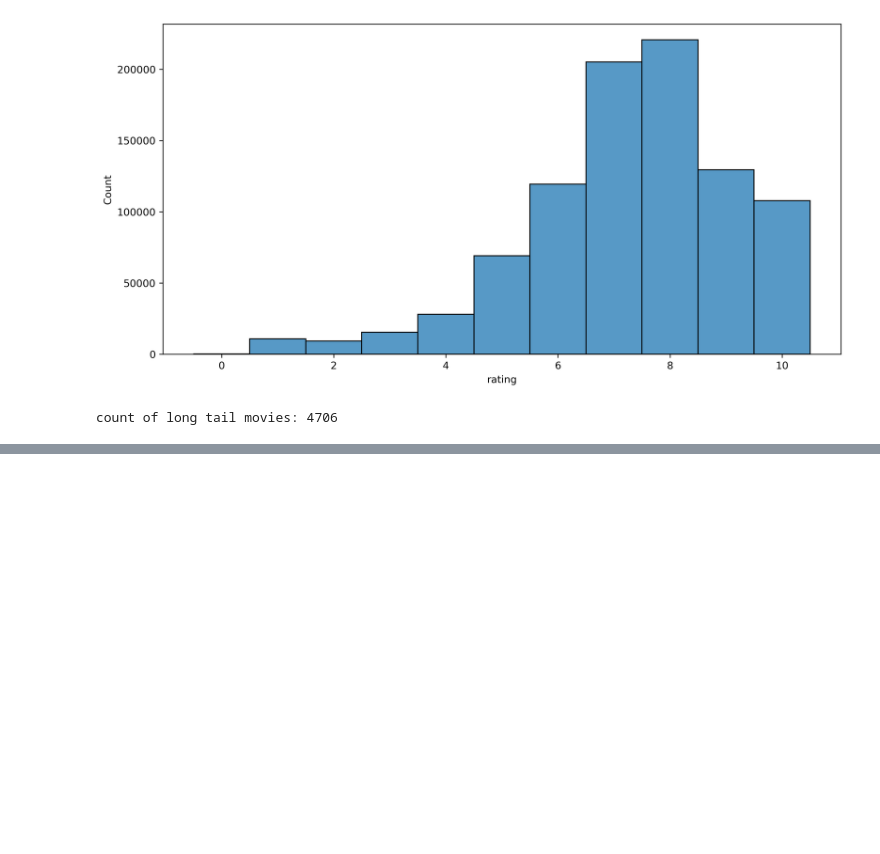
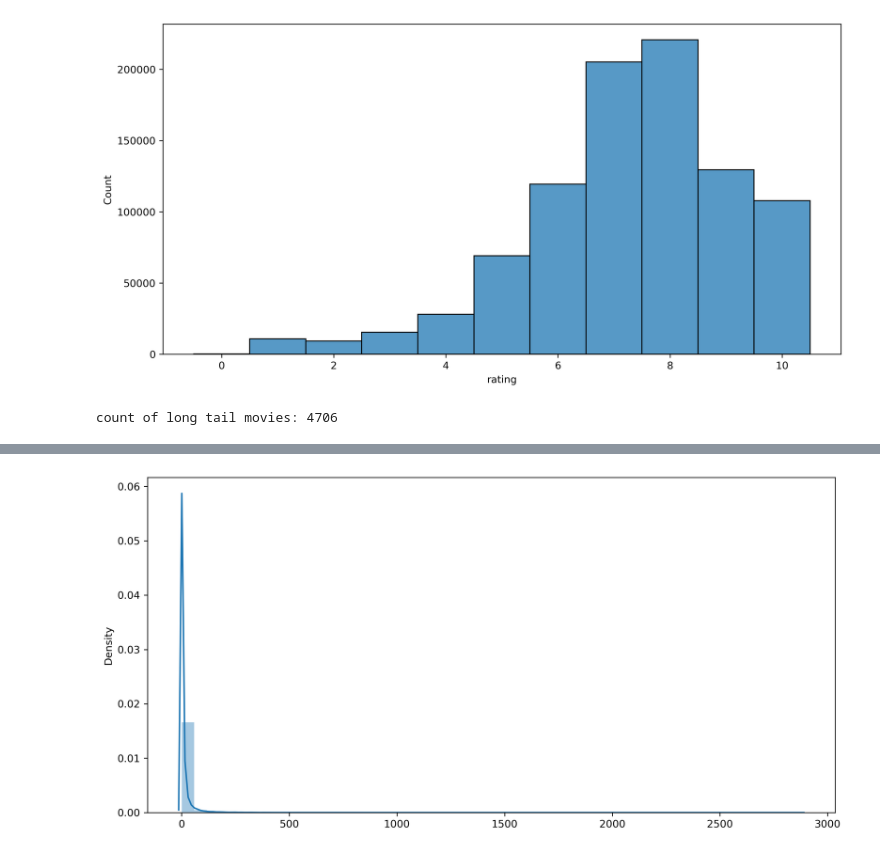
Before and after one commit to ashen007/Movie_Recommender_system, a Jupyter notebook: notebooks/ratings analysis.ipynb, the cells around one changed output, grey strips where cells are left out. Drawn from its saved outputs; the diff is of its cells as text; code cells hidden in the pictures; blank space fills up the shorter version.

Commit message:
How many movies has each user rated?

```diff
--- a/notebooks/ratings analysis.ipynb
+++ b/notebooks/ratings analysis.ipynb
@@ -147,0 +150,4 @@ count of long tail movies: 4706
+# %%
+movie_count_user_rated = rating_data.groupby(by='user_id')[['movie_id']].count()
+movie_count_user_rated.rename(columns={'movie_id':'count'},inplace=True)
+movie_count_user_rated
@@ -147,0 +169,6 @@ count of long tail movies: 4706
+# %%
+plt.figure(figsize=[12, 6], dpi=300)
+sns.distplot(x=movie_count_user_rated['count'])
+plt.show()
+# %% [output]
+[figure, added]
```
Also changed, not shown: parts of 2 cells of this notebook.
